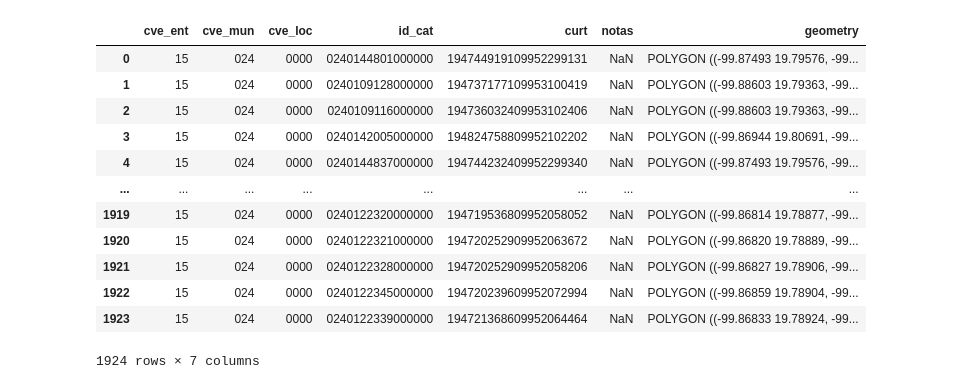
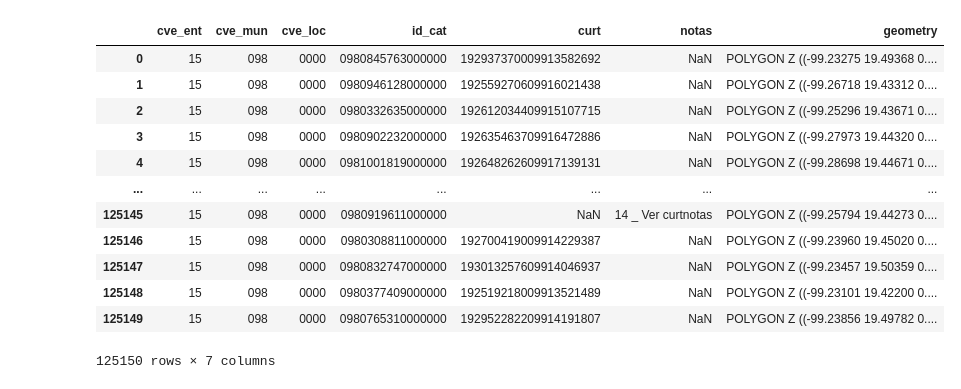
Before and after one commit to DiosLara/Newst_codes, a Jupyter notebook: preparacion_datos/cruce_curtxcasas.ipynb, the cells around one changed output. Drawn from its saved outputs; the diff is of its cells as text; code cells hidden in the pictures.

```diff
--- a/preparacion_datos/cruce_curtxcasas.ipynb
+++ b/preparacion_datos/cruce_curtxcasas.ipynb
@@ -4,18 +14,18 @@ import geopandas as gpd
 # %%
-CURT=gpd.read_file(r"D:\Secretaría\Bases_shp_INEGI\CURT\024 Atlacomulco\ATLACOMULCO_PREDIOS.shp")
+CURT=gpd.read_file(r"D:\Secretaria\Bases_shp_INEGI\CURT\098 Naucalpan\NAUCALPAN_PREDIOS.shp")
 CURT
 # %% [output]
 |  | cve_ent | cve_mun | cve_loc | id_cat | curt | notas | geometry |
-| 0 | 15 | 024 | 0000 | 0240144801000000 | 194744919109952299131 | NaN | POLYGON ((-99.87493 19.79576, -99... |
-| 1 | 15 | 024 | 0000 | 0240109128000000 | 194737177109953100419 | NaN | POLYGON ((-99.88603 19.79363, -99... |
-| 2 | 15 | 024 | 0000 | 0240109116000000 | 194736032409953102406 | NaN | POLYGON ((-99.88603 19.79363, -99... |
-| 3 | 15 | 024 | 0000 | 0240142005000000 | 194824758809952102202 | NaN | POLYGON ((-99.86944 19.80691, -99... |
-| 4 | 15 | 024 | 0000 | 0240144837000000 | 194744232409952299340 | NaN | POLYGON ((-99.87493 19.79576, -99... |
+| 0 | 15 | 098 | 0000 | 0980845763000000 | 192937370009913582692 | NaN | POLYGON Z ((-99.23275 19.49368 0.... |
+| 1 | 15 | 098 | 0000 | 0980946128000000 | 192559270609916021438 | NaN | POLYGON Z ((-99.26718 19.43312 0.... |
+| 2 | 15 | 098 | 0000 | 0980332635000000 | 192612034409915107715 | NaN | POLYGON Z ((-99.25296 19.43671 0.... |
+| 3 | 15 | 098 | 0000 | 0980902232000000 | 192635463709916472886 | NaN | POLYGON Z ((-99.27973 19.44320 0.... |
+| 4 | 15 | 098 | 0000 | 0981001819000000 | 192648262609917139131 | NaN | POLYGON Z ((-99.28698 19.44671 0.... |
 | ... | ... | ... | ... | ... | ... | ... | ... |
-| 1919 | 15 | 024 | 0000 | 0240122320000000 | 194719536809952058052 | NaN | POLYGON ((-99.86814 19.78877, -99... |
-| 1920 | 15 | 024 | 0000 | 0240122321000000 | 194720252909952063672 | NaN | POLYGON ((-99.86820 19.78889, -99... |
-| 1921 | 15 | 024 | 0000 | 0240122328000000 | 194720252909952058206 | NaN | POLYGON ((-99.86827 19.78906, -99... |
-| 1922 | 15 | 024 | 0000 | 0240122345000000 | 194720239609952072994 | NaN | POLYGON ((-99.86859 19.78904, -99... |
-| 1923 | 15 | 024 | 0000 | 0240122339000000 | 194721368609952064464 | NaN | POLYGON ((-99.86833 19.78924, -99... |
+| 125145 | 15 | 098 | 0000 | 0980919611000000 | NaN | 14 _ Ver curtnotas | POLYGON Z ((-99.25794 19.44273 0.... |
+| 125146 | 15 | 098 | 0000 | 0980308811000000 | 192700419009914229387 | NaN | POLYGON Z ((-99.23960 19.45020 0.... |
+| 125147 | 15 | 098 | 0000 | 0980832747000000 | 193013257609914046937 | NaN | POLYGON Z ((-99.23457 19.50359 0.... |
+| 125148 | 15 | 098 | 0000 | 0980377409000000 | 192519218009913521489 | NaN | POLYGON Z ((-99.23101 19.42200 0.... |
+| 125149 | 15 | 098 | 0000 | 0980765310000000 | 192952282209914191807 | NaN | POLYGON Z ((-99.23856 19.49782 0.... |
-1924 rows × 7 columns
+125150 rows × 7 columns
 # %%
```
Also changed, not shown: parts of 36 cells of this notebook, 1 other file.
